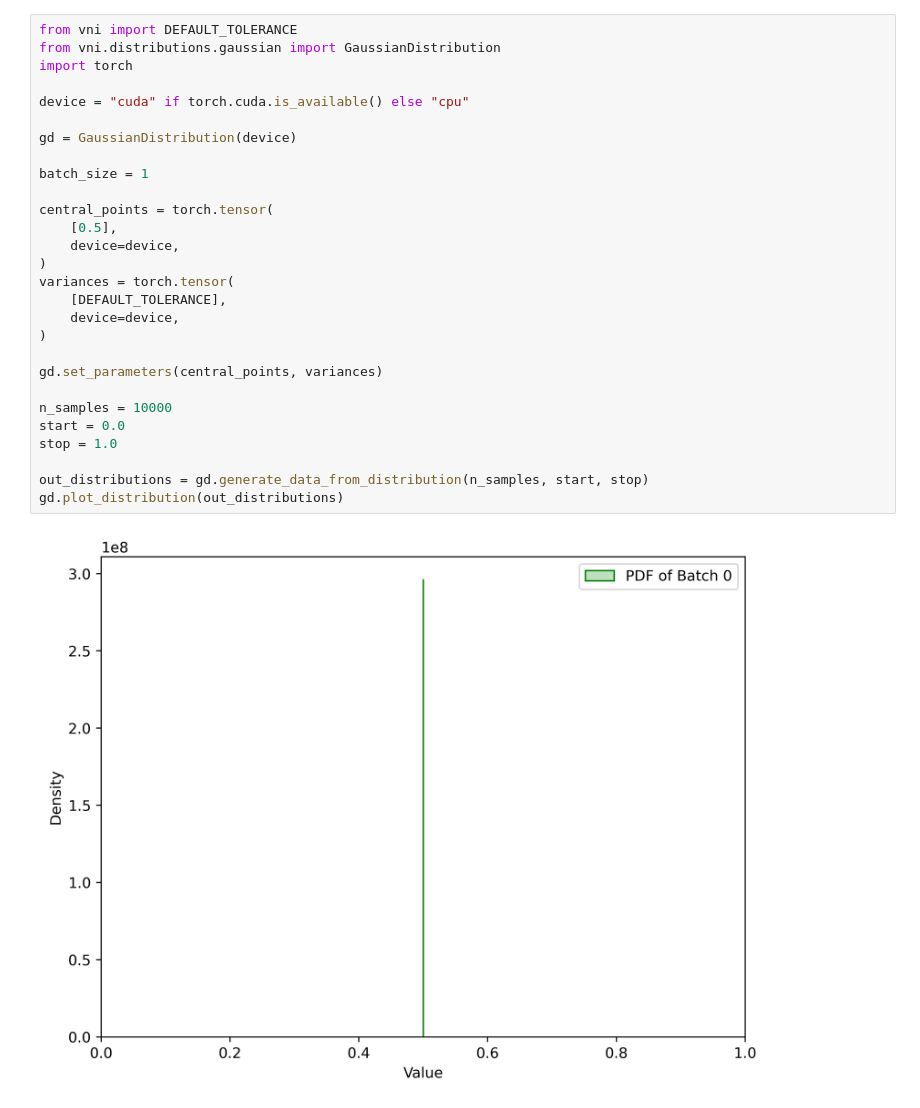
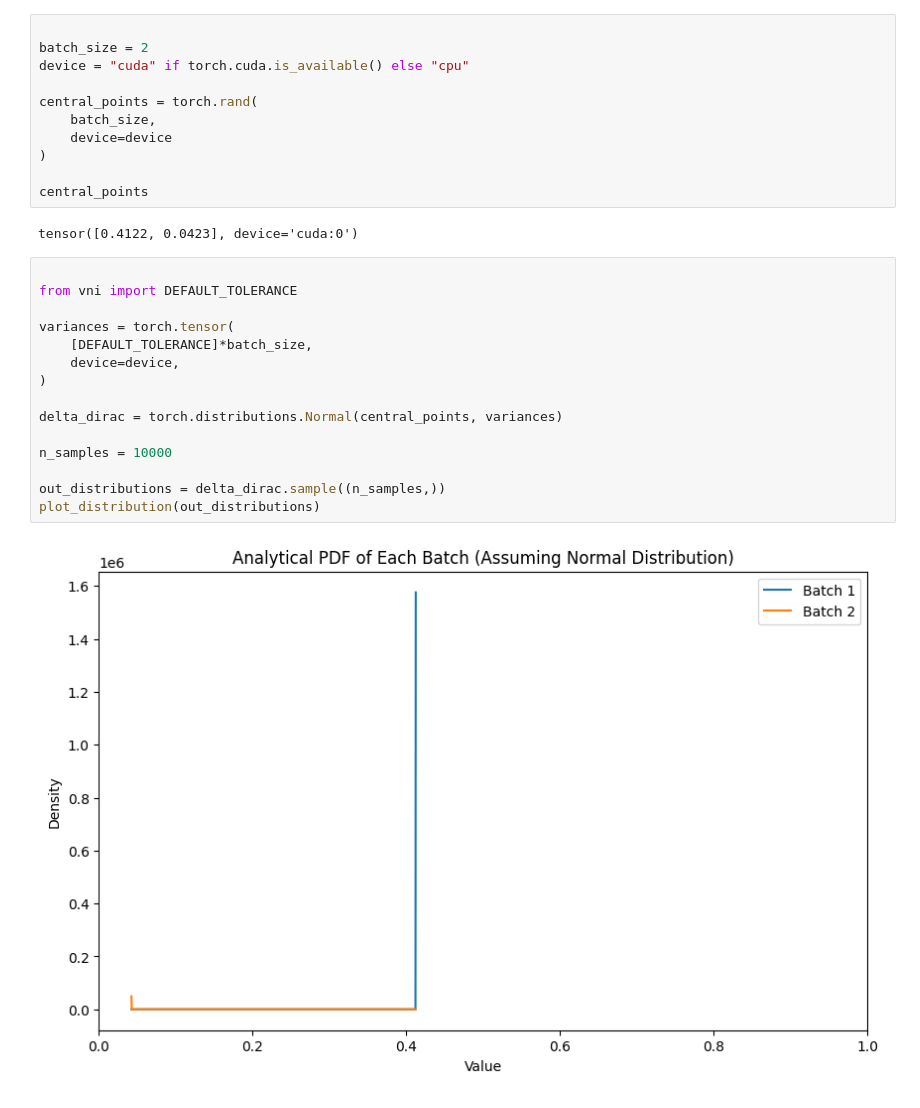
Before and after one commit to Giovannibriglia/VectorizedNumericalIntervention, a Jupyter notebook: vni/examples/display_distributions.ipynb, the cells around one changed output. Saved outputs shown, nothing was run; the diff lists cells and outputs as text.

```diff
--- a/vni/examples/display_distributions.ipynb
+++ b/vni/examples/display_distributions.ipynb
@@ -1,31 +33,31 @@
+# %%
+
+batch_size = 2
+device = "cuda" if torch.cuda.is_available() else "cpu"
+
+central_points = torch.rand(
+    batch_size,
+    device=device
+)
+
+central_points
+# %% [output]
+tensor([0.4122, 0.0423], device='cuda:0')
 # %%
+
 from vni import DEFAULT_TOLERANCE
-from vni.distributions.gaussian import GaussianDistribution
-import torch
 
-device = "cuda" if torch.cuda.is_available() else "cpu"
-
-gd = GaussianDistribution(device)
-
-batch_size = 1
-
-central_points = torch.tensor(
-    [0.5],
-    device=device,
-)
 variances = torch.tensor(
-    [DEFAULT_TOLERANCE],
+    [DEFAULT_TOLERANCE]*batch_size,
     device=device,
 )
 
-gd.set_parameters(central_points, variances)
+delta_dirac = torch.distributions.Normal(central_points, variances)
 
 n_samples = 10000
-start = 0.0
-stop = 1.0
 
-out_distributions = gd.generate_data_from_distribution(n_samples, start, stop)
-gd.plot_distribution(out_distributions)
+out_distributions = delta_dirac.sample((n_samples,))
+plot_distribution(out_distributions)
 # %% [output]
-[figure, old version]
+[figure, new version]
 # %%
```
Also changed, not shown: parts of 2 cells of this notebook, 7 other files.
